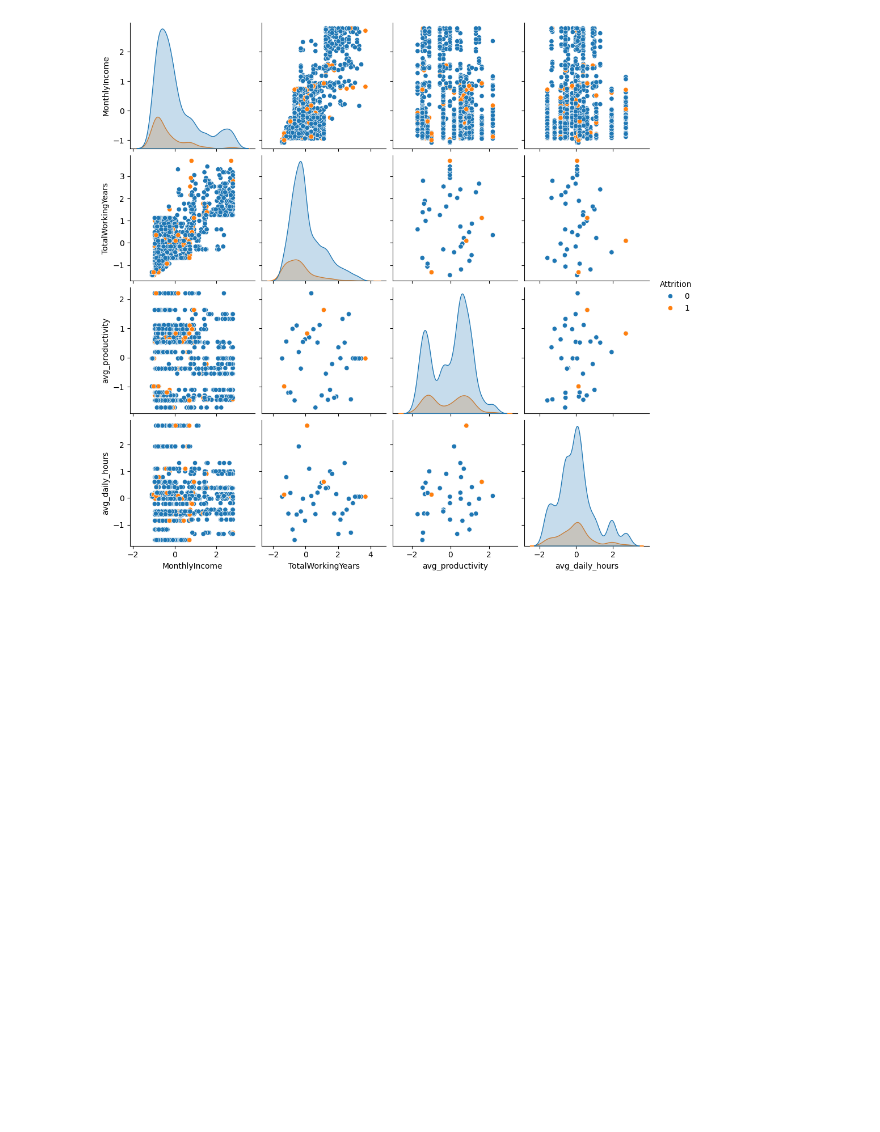
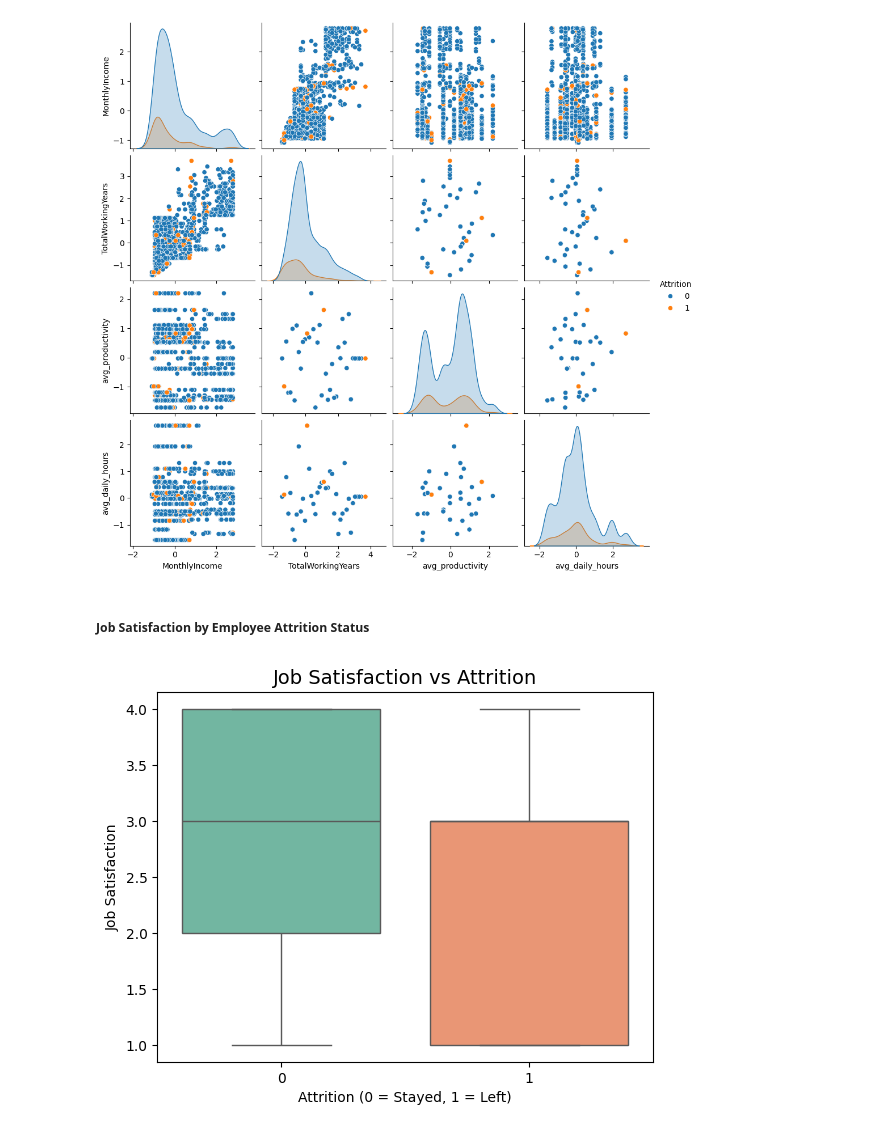
Before and after one commit to Kaurgurpreet23/CPSC5071, a Jupyter notebook: code/CPSC_5071Project.ipynb, the cells around one changed output. Saved outputs shown, nothing was run; the diff lists cells and outputs as text; code cells hidden in the pictures; blank space fills up the shorter version.

```diff
--- a/code/CPSC_5071Project.ipynb
+++ b/code/CPSC_5071Project.ipynb
@@ -414,3 +457,22 @@ sns.pairplot(df[['MonthlyIncome','TotalWorkingYears','avg_productivity','avg_dai
 plt.show()
 # %% [output]
 [figure]
+# %% [markdown]
+##### Job Satisfaction by Employee Attrition Status
+# %%
+sns.boxplot(
+    x='Attrition',
+    y='JobSatisfaction',
+    data=df,
+    hue='Attrition',
+    palette='Set2',
+    legend=False
+)
+
+plt.title("Job Satisfaction vs Attrition", fontsize=14)
+plt.xlabel("Attrition (0 = Stayed, 1 = Left)")
+plt.ylabel("Job Satisfaction")
+
+plt.show()
+# %% [output]
+[figure, added]
```
Also changed, not shown: parts of 63 cells of this notebook, 1 other file.
